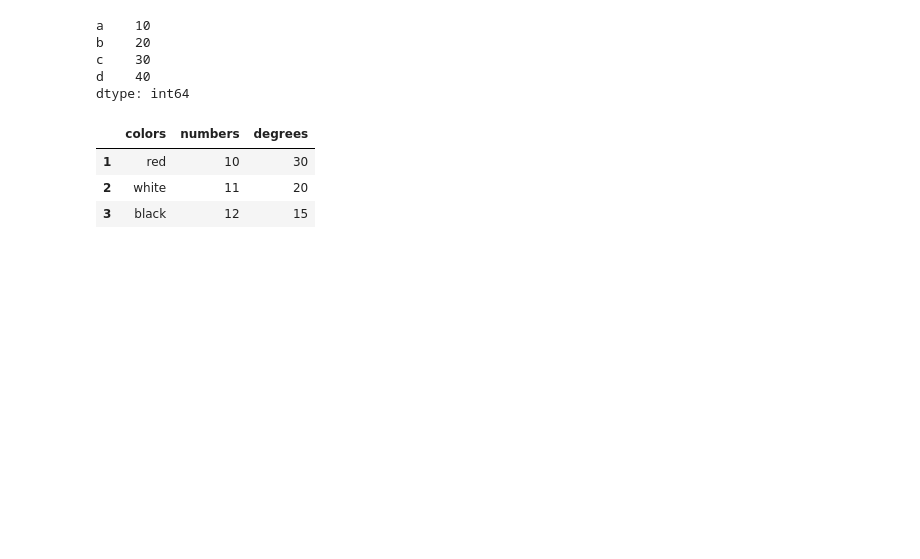
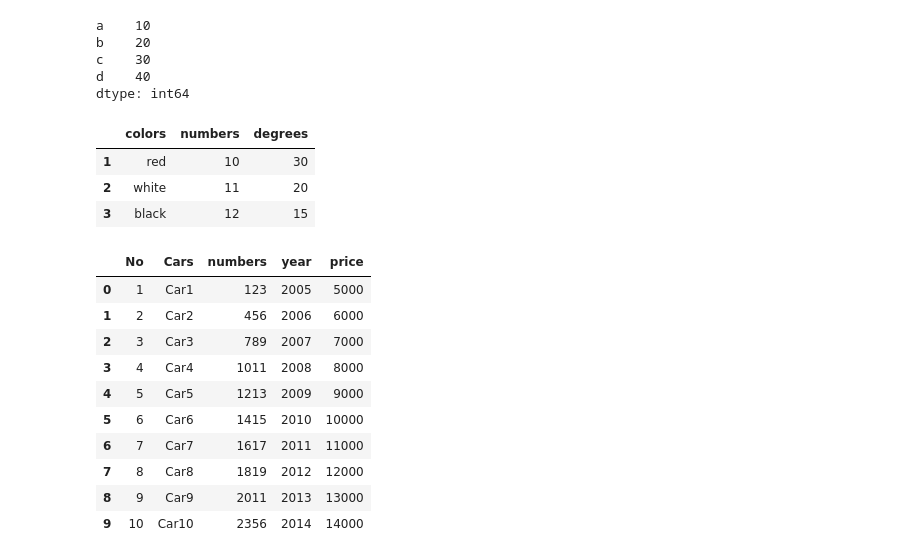
Before and after one commit to muhammadrisma/Data-Science-Python, a Jupyter notebook: Pandas_Data_Analysis.ipynb, the cells around one changed output. Cells and saved outputs as stored; diff of their text form; code cells hidden in the pictures; blank space fills up the shorter version.

```diff
--- a/Pandas_Data_Analysis.ipynb
+++ b/Pandas_Data_Analysis.ipynb
@@ -44,3 +44,19 @@ new_df
 | 1 | red | 10 | 30 |
 | 2 | white | 11 | 20 |
 | 3 | black | 12 | 15 |
+# %%
+df_csv = pd.read_csv("sample10.csv", low_memory=False)
+# %%
+df_csv
+# %% [output]
+|  | No | Cars | numbers | year | price |
+| 0 | 1 | Car1 | 123 | 2005 | 5000 |
+| 1 | 2 | Car2 | 456 | 2006 | 6000 |
+| 2 | 3 | Car3 | 789 | 2007 | 7000 |
+| 3 | 4 | Car4 | 1011 | 2008 | 8000 |
+| 4 | 5 | Car5 | 1213 | 2009 | 9000 |
+| 5 | 6 | Car6 | 1415 | 2010 | 10000 |
+| 6 | 7 | Car7 | 1617 | 2011 | 11000 |
+| 7 | 8 | Car8 | 1819 | 2012 | 12000 |
+| 8 | 9 | Car9 | 2011 | 2013 | 13000 |
+| 9 | 10 | Car10 | 2356 | 2014 | 14000 |
```
Also changed, not shown: parts of 13 cells of this notebook.
